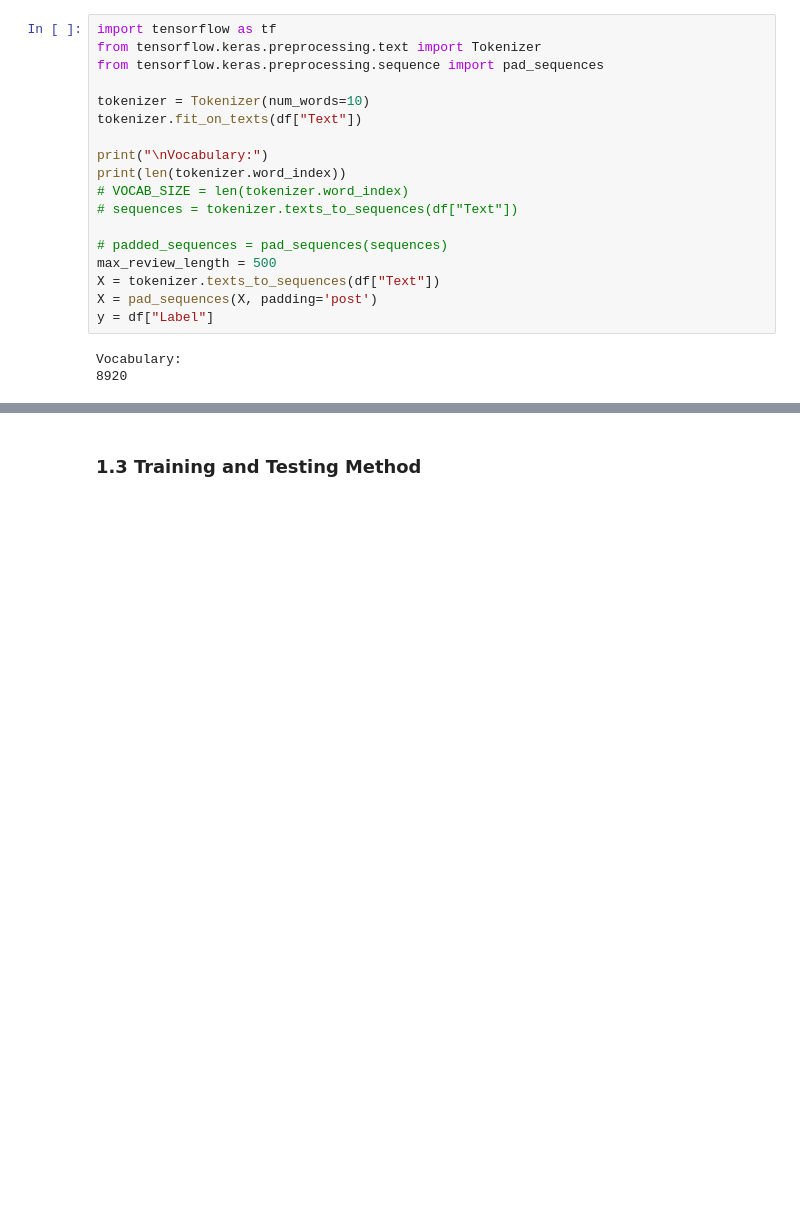
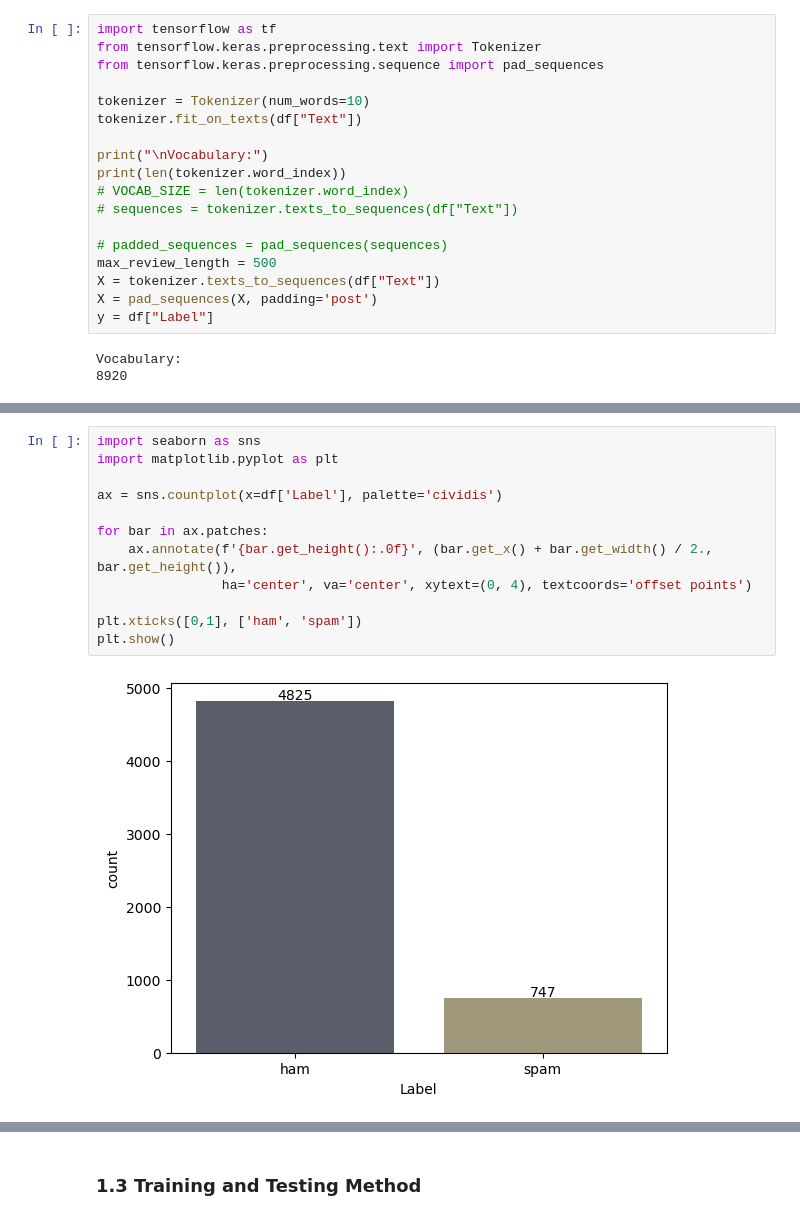
Before and after one commit to Mikecamdo/MachineLearning, a Jupyter notebook: Lab 7/SequentialNetworks.ipynb, the cells around one changed output, grey strips where cells are left out. Drawn from its saved outputs; the diff is of its cells as text; blank space fills up the shorter version.

```diff
--- a/Lab 7/SequentialNetworks.ipynb
+++ b/Lab 7/SequentialNetworks.ipynb
@@ -92,0 +98,14 @@ F1 score?? We want to block as much spam as possible, but we also don't want to
+# %%
+import seaborn as sns
+import matplotlib.pyplot as plt
+
+ax = sns.countplot(x=df['Label'], palette='cividis')
+
+for bar in ax.patches:
+    ax.annotate(f'{bar.get_height():.0f}', (bar.get_x() + bar.get_width() / 2., bar.get_height()),
+                ha='center', va='center', xytext=(0, 4), textcoords='offset points')
+
+plt.xticks([0,1], ['ham', 'spam'])
+plt.show()
+# %% [output]
+[figure, added]
```
Also changed, not shown: parts of 8 cells of this notebook.
